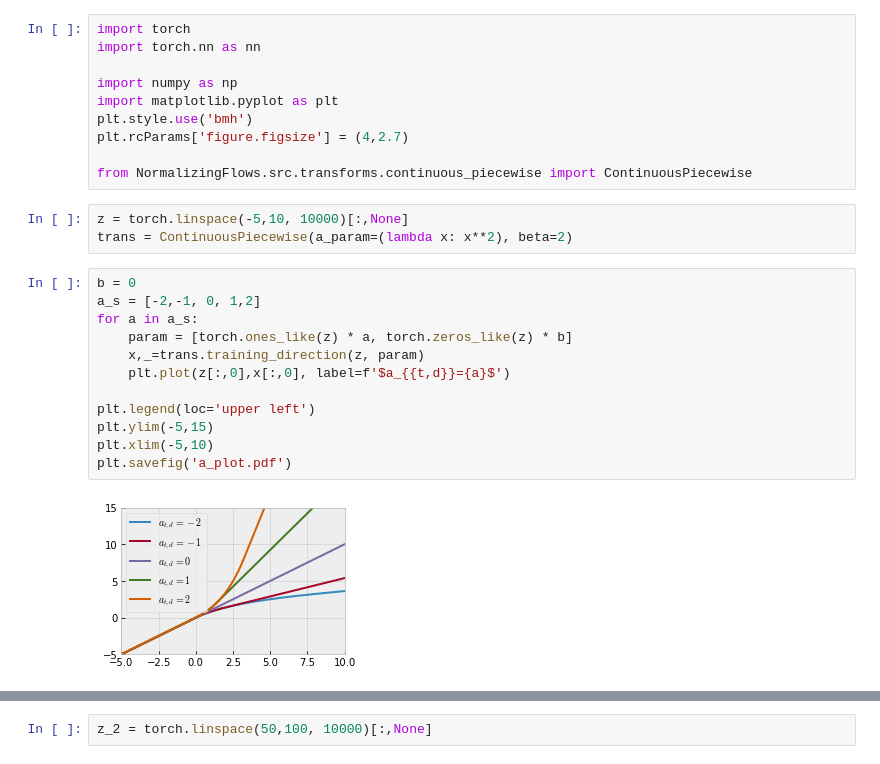
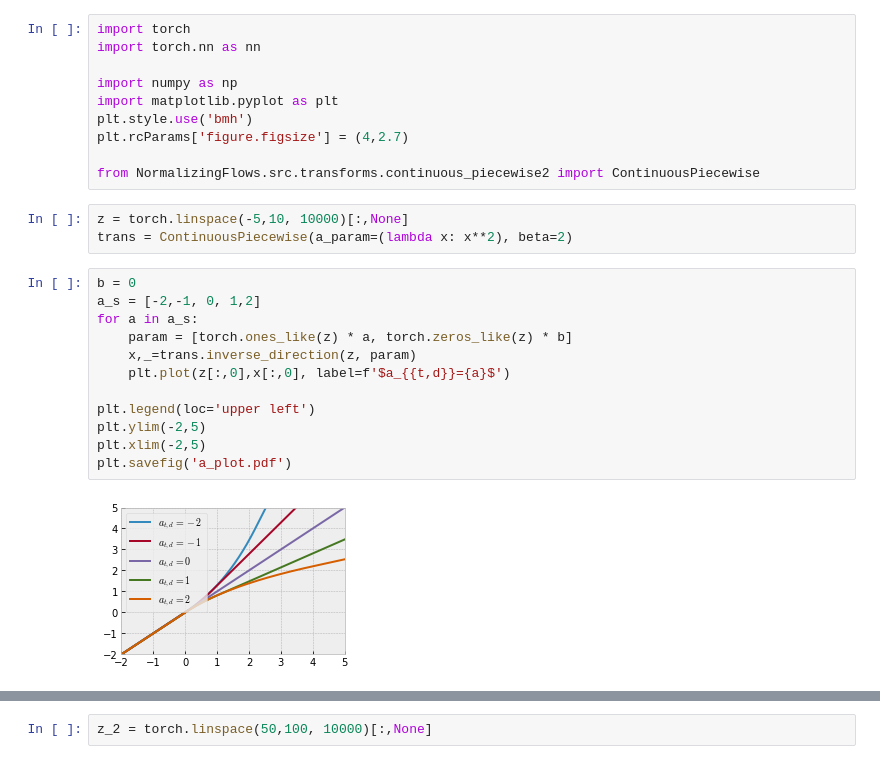
Before and after one commit to Watakani/Master, a Jupyter notebook: continuous_piecewise_plots.ipynb, the cells around one changed output, grey strips where cells are left out. Drawn from its saved outputs; the diff is of its cells as text.

```diff
--- a/continuous_piecewise_plots.ipynb
+++ b/continuous_piecewise_plots.ipynb
@@ -10,21 +29,21 @@ import matplotlib.pyplot as plt
 plt.style.use('bmh')
 plt.rcParams['figure.figsize'] = (4,2.7)
 
-from NormalizingFlows.src.transforms.continuous_piecewise import ContinuousPiecewise
+from NormalizingFlows.src.transforms.continuous_piecewise2 import ContinuousPiecewise
 # %%
 z = torch.linspace(-5,10, 10000)[:,None]
 trans = ContinuousPiecewise(a_param=(lambda x: x**2), beta=2)
 # %%
 b = 0
 a_s = [-2,-1, 0, 1,2]
 for a in a_s:
     param = [torch.ones_like(z) * a, torch.zeros_like(z) * b]
-    x,_=trans.training_direction(z, param)
+    x,_=trans.inverse_direction(z, param)
     plt.plot(z[:,0],x[:,0], label=f'$a_{{t,d}}={a}$')
 
 plt.legend(loc='upper left')
-plt.ylim(-5,15)
-plt.xlim(-5,10)
+plt.ylim(-2,5)
+plt.xlim(-2,5)
 plt.savefig('a_plot.pdf')
 # %% [output]
-[figure, old version]
+[figure, new version]
```
Also changed, not shown: parts of 4 cells of this notebook, 35 other files.
